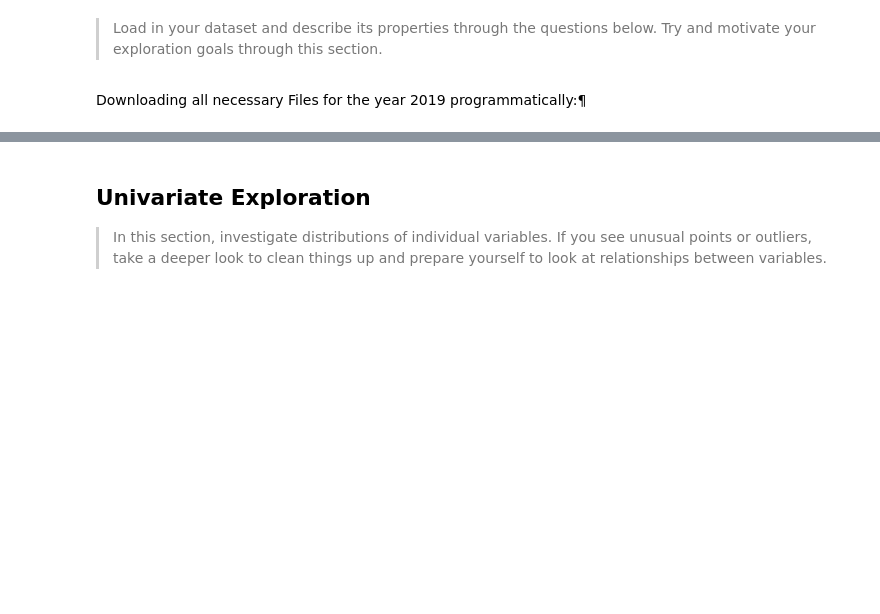
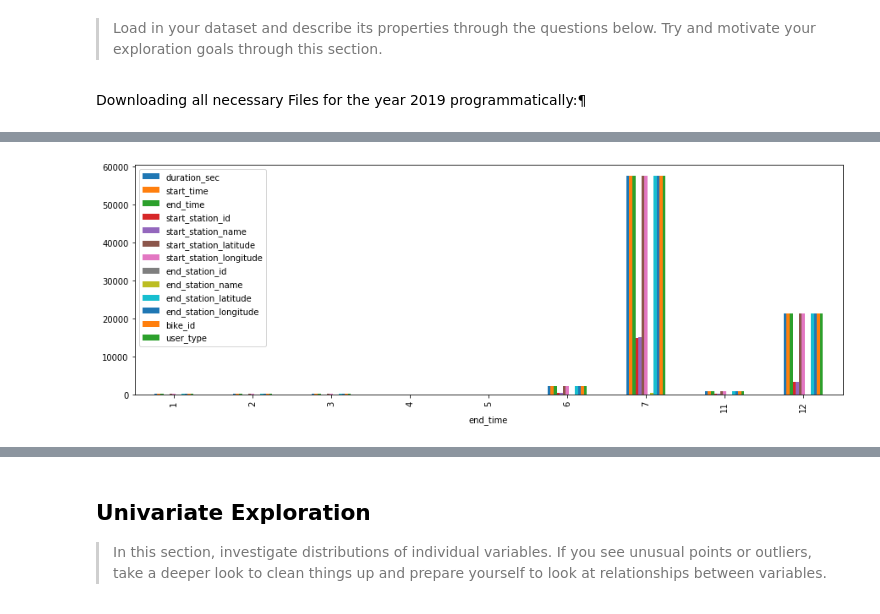
Before and after one commit to chpolyzo/DAND, a Jupyter notebook: fifth_project/exploration.ipynb, the cells around one changed output, grey strips where cells are left out. Saved outputs shown, nothing was run; the diff lists cells and outputs as text; code cells hidden in the pictures; blank space fills up the shorter version.

```diff
--- a/fifth_project/exploration.ipynb
+++ b/fifth_project/exploration.ipynb
@@ -226,0 +450,4 @@ Wall time: 9.13 s
+# %%
+end_nostation.groupby(end_nostation['end_time'].dt.month).count().plot(kind = 'bar', figsize=(15, 5));
+# %% [output]
+[figure, added]
```
Also changed, not shown: parts of 31 cells of this notebook.
